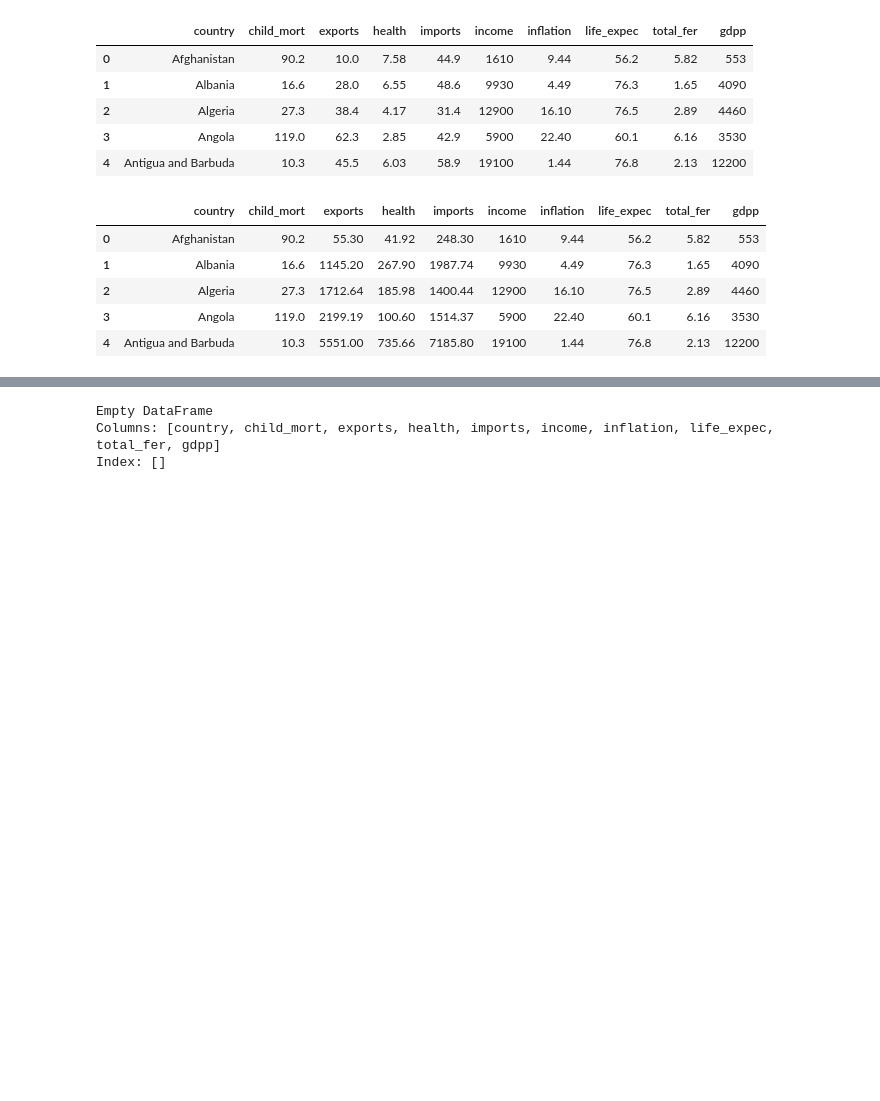
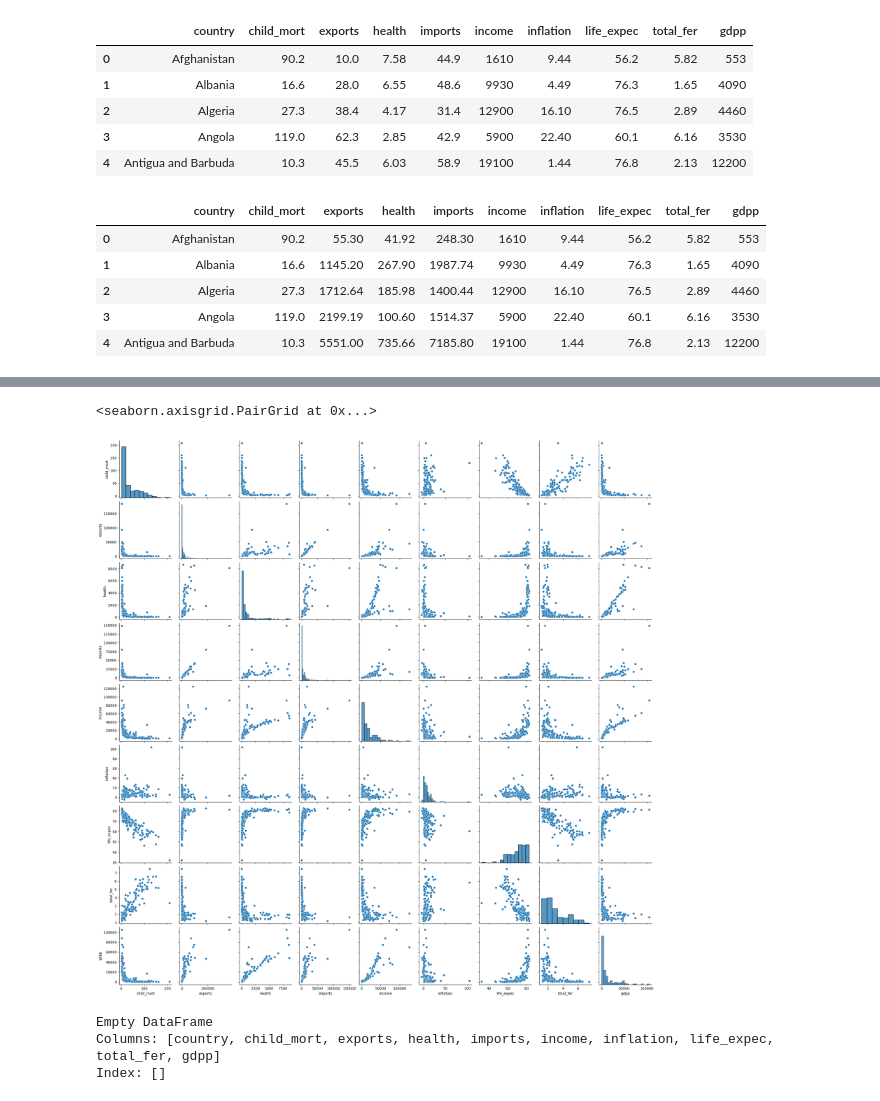
Before and after one commit to scottbamfordJ/Project-To-Do, a Jupyter notebook: Unsupervised Machine Learning County/New_Write_Up.ipynb, the cells around one changed output, grey strips where cells are left out. Saved outputs shown, nothing was run; the diff lists cells and outputs as text; code cells hidden in the pictures; blank space fills up the shorter version.

```diff
--- a/Unsupervised Machine Learning County/New_Write_Up.ipynb
+++ b/Unsupervised Machine Learning County/New_Write_Up.ipynb
@@ -66,3 +79,8 @@ New_df.head(5)
+# %%
+sns.pairplot(New_df, palette ='viridis')
+# %% [output]
+<seaborn.axisgrid.PairGrid at 0x...>
+[figure, added]
 # %%
 missing_values = New_df.isna()
 # Get the count of missing values per column
```
Also changed, not shown: parts of 31 cells of this notebook, 4 other files.
